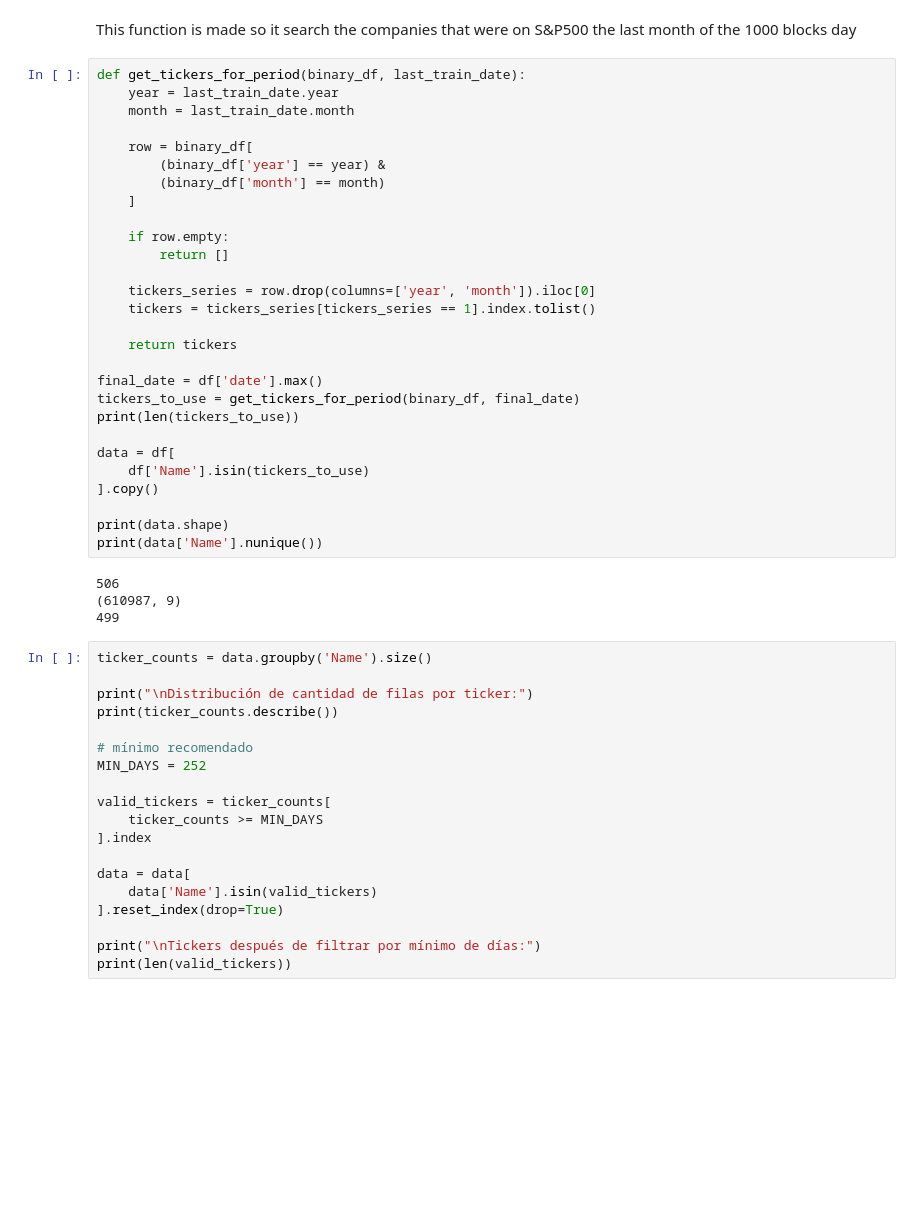
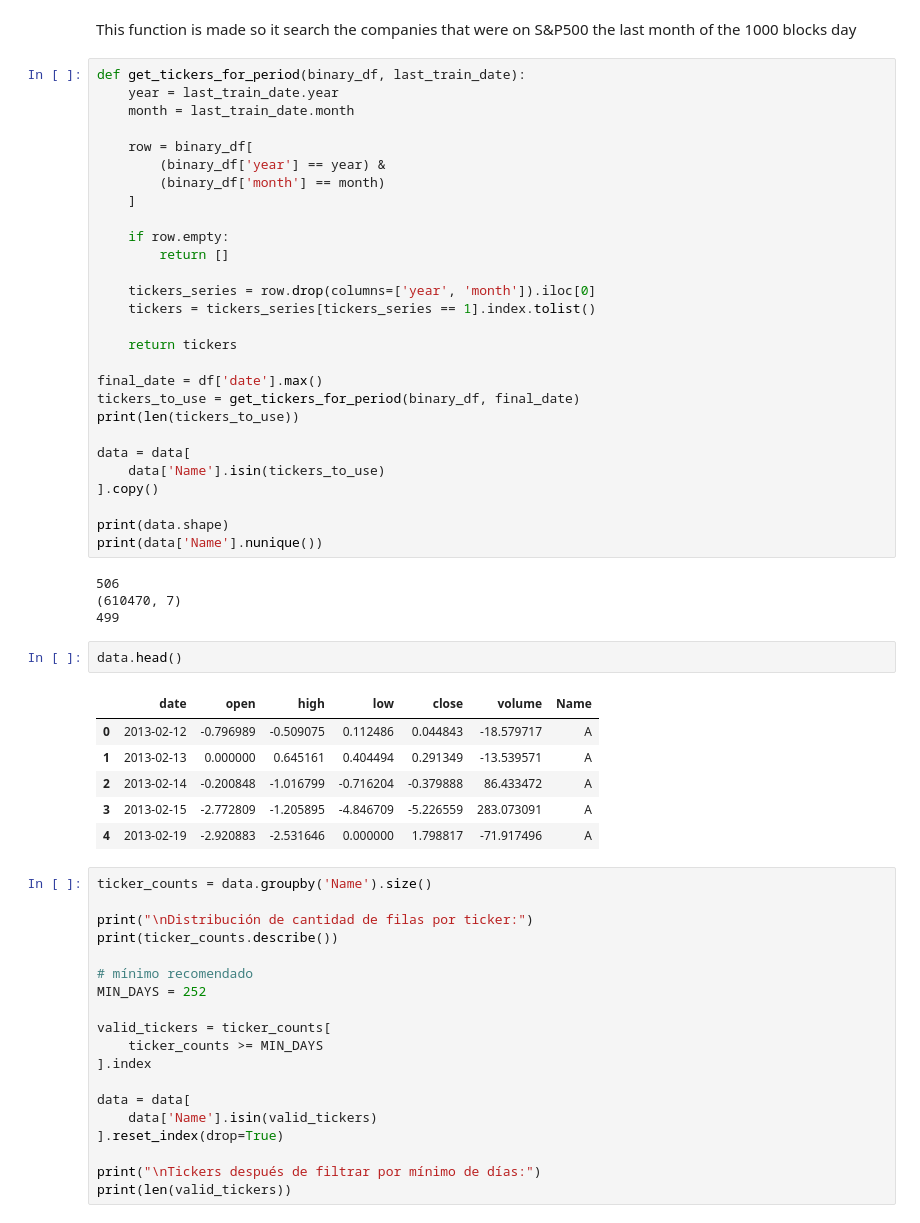
Before and after one commit to SergioACV/NeuralNetworks-Group1, a Jupyter notebook: notebooks/lstm-2025/data/sequences_dataset.ipynb, the cells around one changed output. Cells and saved outputs as stored; diff of their text form; blank space fills up the shorter version.

```diff
--- a/notebooks/lstm-2025/data/sequences_dataset.ipynb
+++ b/notebooks/lstm-2025/data/sequences_dataset.ipynb
@@ -318,16 +318,25 @@ final_date = df['date'].max()
 tickers_to_use = get_tickers_for_period(binary_df, final_date)
 print(len(tickers_to_use))
 
-data = df[
-    df['Name'].isin(tickers_to_use)
+data = data[
+    data['Name'].isin(tickers_to_use)
 ].copy()
 
 print(data.shape)
 print(data['Name'].nunique())
 # %% [output]
 506
-(610987, 9)
+(610470, 7)
 499
+# %%
+data.head()
+# %% [output]
+|  | date | open | high | low | close | volume | Name |
+| 0 | 2013-02-12 | -0.796989 | -0.509075 | 0.112486 | 0.044843 | -18.579717 | A |
+| 1 | 2013-02-13 | 0.000000 | 0.645161 | 0.404494 | 0.291349 | -13.539571 | A |
+| 2 | 2013-02-14 | -0.200848 | -1.016799 | -0.716204 | -0.379888 | 86.433472 | A |
+| 3 | 2013-02-15 | -2.772809 | -1.205895 | -4.846709 | -5.226559 | 283.073091 | A |
+| 4 | 2013-02-19 | -2.920883 | -2.531646 | 0.000000 | 1.798817 | -71.917496 | A |
 # %%
 ticker_counts = data.groupby('Name').size()
 
```
Also changed, not shown: 1 other file.
